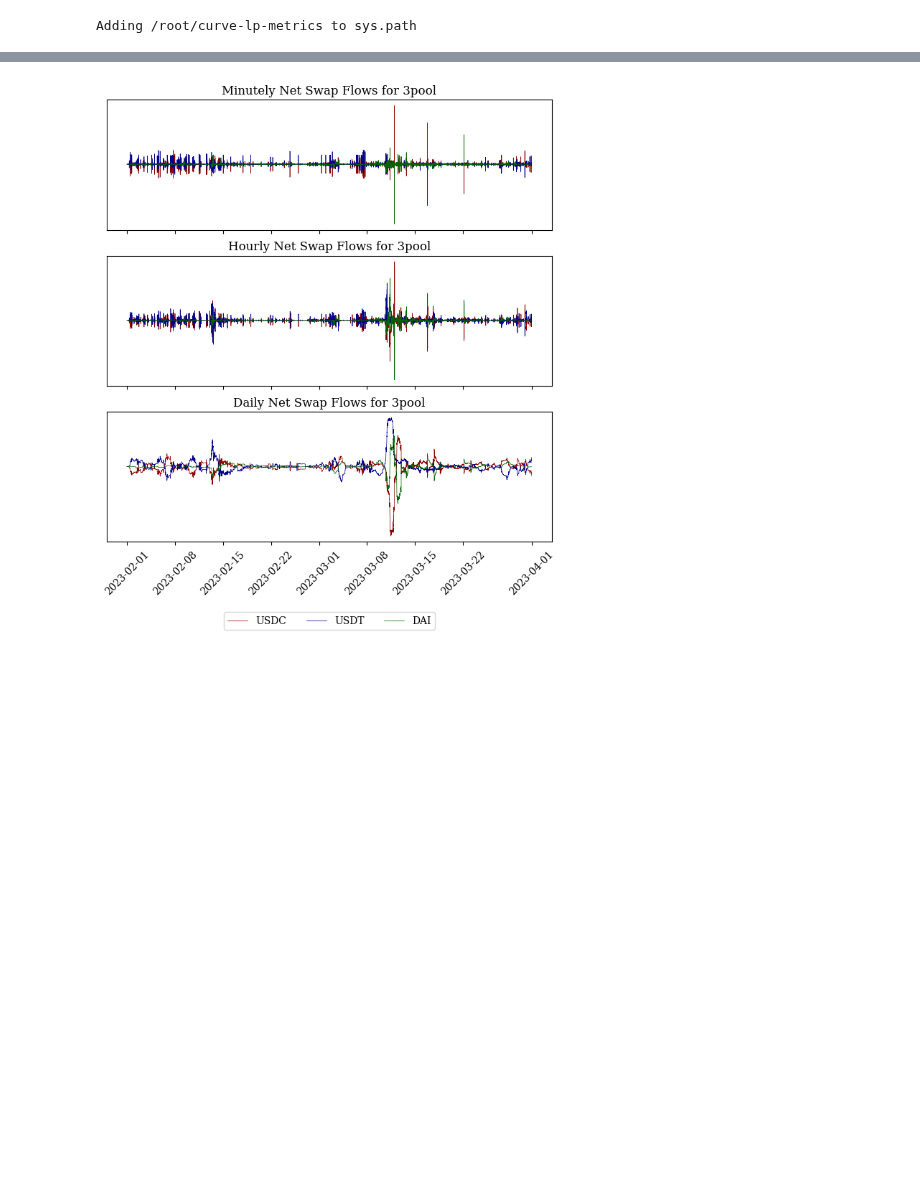
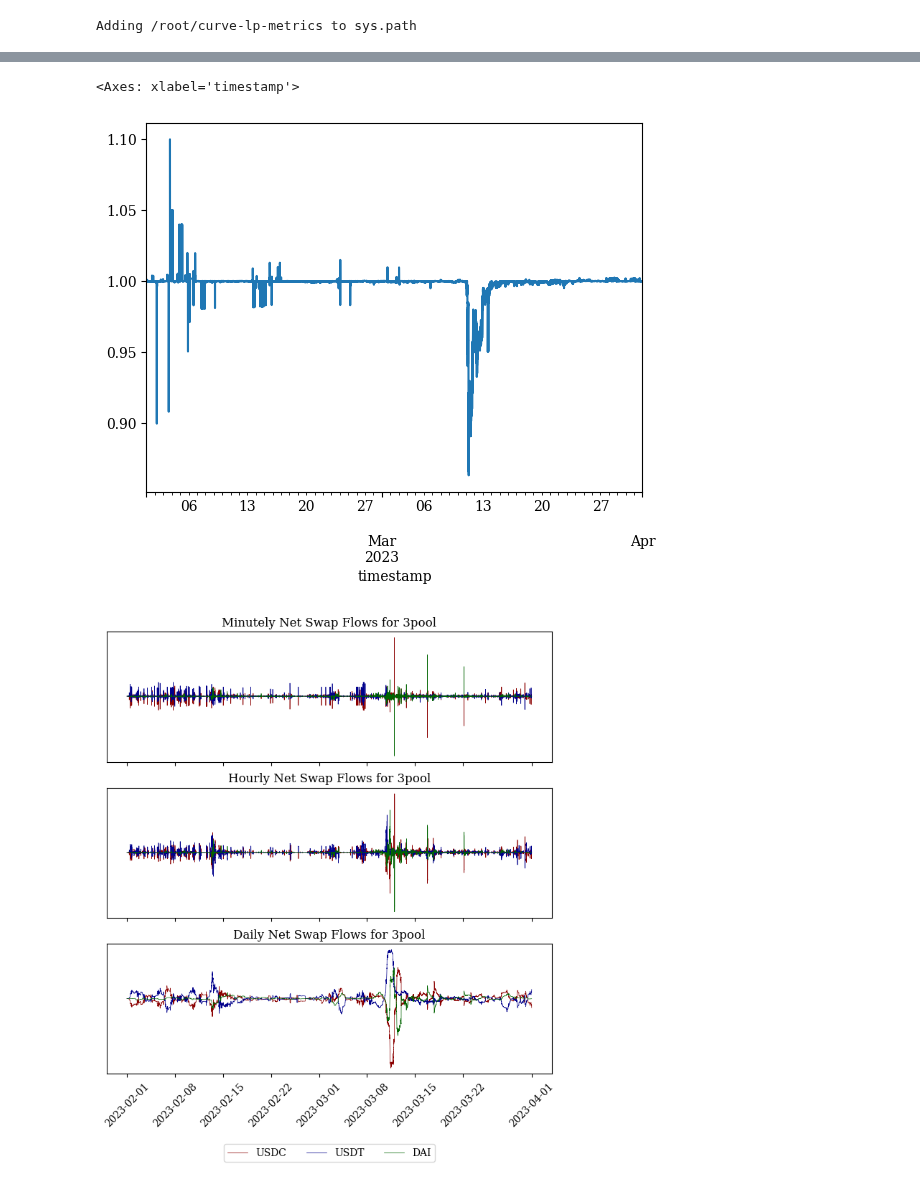
Before and after one commit to xenophonlabs/curve-lp-metrics, a Jupyter notebook: notebooks/usdc_depeg_analysis.ipynb, the cells around one changed output, grey strips where cells are left out. Drawn from its saved outputs; the diff is of its cells as text; code cells hidden in the pictures; blank space fills up the shorter version.

```diff
--- a/notebooks/usdc_depeg_analysis.ipynb
+++ b/notebooks/usdc_depeg_analysis.ipynb
@@ -75,3 +82,8 @@ cps, error, vp, rp = metricsprocessor.true_cps(lp_share_price, snapshots)
+# %%
+ohlcvs[token]['close'].plot()
+# %% [output]
+<Axes: xlabel='timestamp'>
+[figure, added]
 # %%
 f, axs = plt.subplots(3, 1, figsize=(8, 8), sharex=True)
 
```
Also changed, not shown: parts of 5 cells of this notebook, 8 other files.
